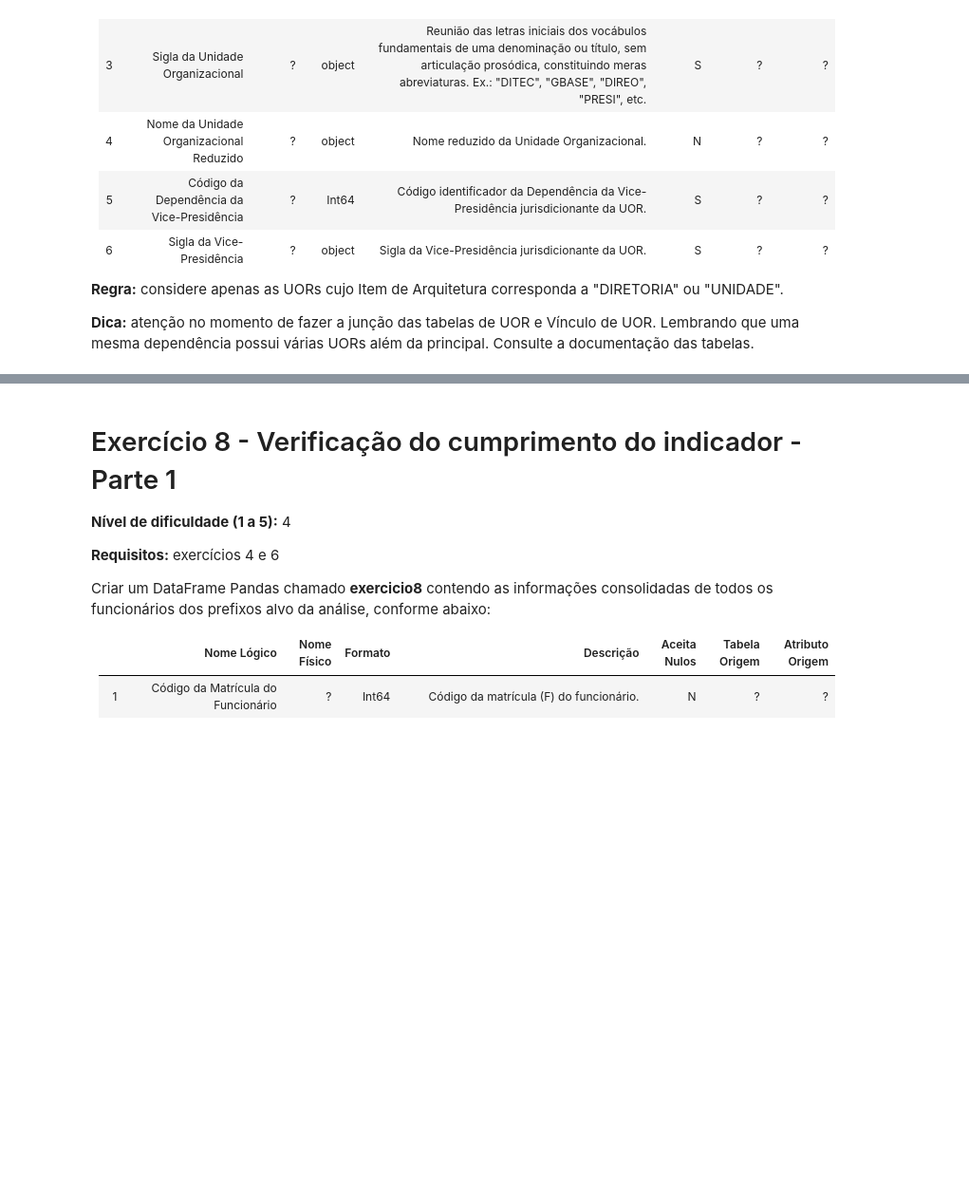
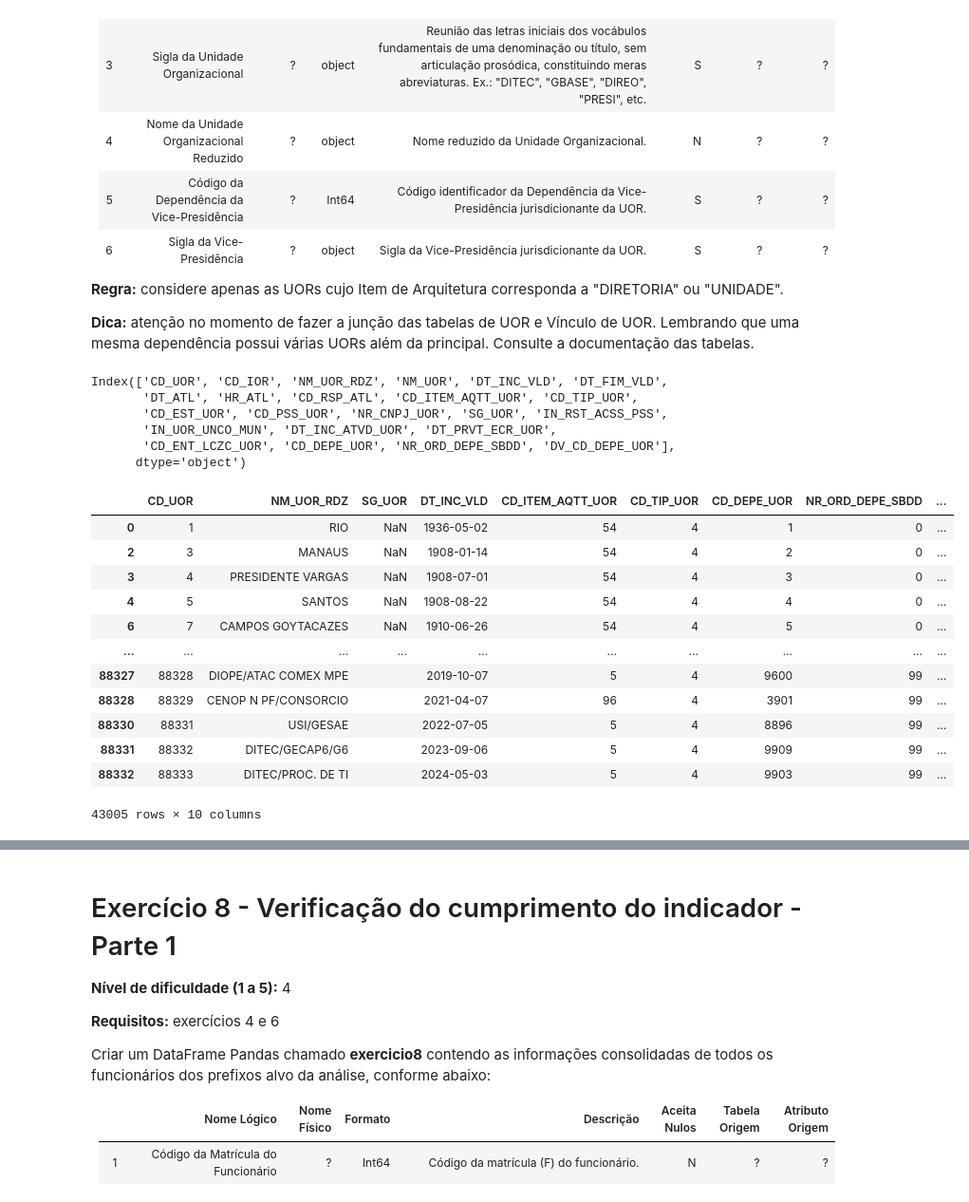
Before and after one commit to AllexRocha/desafio_engdedados, a Jupyter notebook: F0429482_engenharia.ipynb, the cells around one changed output, grey strips where cells are left out. Shown: that part at 95% size. Drawn from its saved outputs; the diff is of its cells as text; code cells hidden in the pictures; blank space fills up the shorter version.

```diff
--- a/F0429482_engenharia.ipynb
+++ b/F0429482_engenharia.ipynb
@@ -657,0 +823,9 @@ Criar um DataFrame Pandas chamado <b>exercicio7</b> contendo as informações da
+# %%
+exercicio7.columns
+# %% [output]
+Index(['CD_UOR', 'CD_IOR', 'NM_UOR_RDZ', 'NM_UOR', 'DT_INC_VLD', 'DT_FIM_VLD',
+       'DT_ATL', 'HR_ATL', 'CD_RSP_ATL', 'CD_ITEM_AQTT_UOR', 'CD_TIP_UOR',
+       'CD_EST_UOR', 'CD_PSS_UOR', 'NR_CNPJ_UOR', 'SG_UOR', 'IN_RST_ACSS_PSS',
+       'IN_UOR_UNCO_MUN', 'DT_INC_ATVD_UOR', 'DT_PRVT_ECR_UOR',
+       'CD_ENT_LCZC_UOR', 'CD_DEPE_UOR', 'NR_ORD_DEPE_SBDD', 'DV_CD_DEPE_UOR'],
+      dtype='object')
@@ -657,0 +834,16 @@ Criar um DataFrame Pandas chamado <b>exercicio7</b> contendo as informações da
+# %%
+exercicio2
+# %% [output]
+|  | CD_UOR | NM_UOR_RDZ | SG_UOR | DT_INC_VLD | CD_ITEM_AQTT_UOR | CD_TIP_UOR | CD_DEPE_UOR | NR_ORD_DEPE_SBDD | ... |
+| 0 | 1 | RIO | NaN | 1936-05-02 | 54 | 4 | 1 | 0 | ... |
+| 2 | 3 | MANAUS | NaN | 1908-01-14 | 54 | 4 | 2 | 0 | ... |
+| 3 | 4 | PRESIDENTE VARGAS | NaN | 1908-07-01 | 54 | 4 | 3 | 0 | ... |
+| 4 | 5 | SANTOS | NaN | 1908-08-22 | 54 | 4 | 4 | 0 | ... |
+| 6 | 7 | CAMPOS GOYTACAZES | NaN | 1910-06-26 | 54 | 4 | 5 | 0 | ... |
+| ... | ... | ... | ... | ... | ... | ... | ... | ... | ... |
+| 88327 | 88328 | DIOPE/ATAC COMEX MPE |  | 2019-10-07 | 5 | 4 | 9600 | 99 | ... |
+| 88328 | 88329 | CENOP N PF/CONSORCIO |  | 2021-04-07 | 96 | 4 | 3901 | 99 | ... |
+| 88330 | 88331 | USI/GESAE |  | 2022-07-05 | 5 | 4 | 8896 | 99 | ... |
+| 88331 | 88332 | DITEC/GECAP6/G6 |  | 2023-09-06 | 5 | 4 | 9909 | 99 | ... |
+| 88332 | 88333 | DITEC/PROC. DE TI |  | 2024-05-03 | 5 | 4 | 9903 | 99 | ... |
+43005 rows × 10 columns
```
Also changed, not shown: parts of 39 cells of this notebook.
